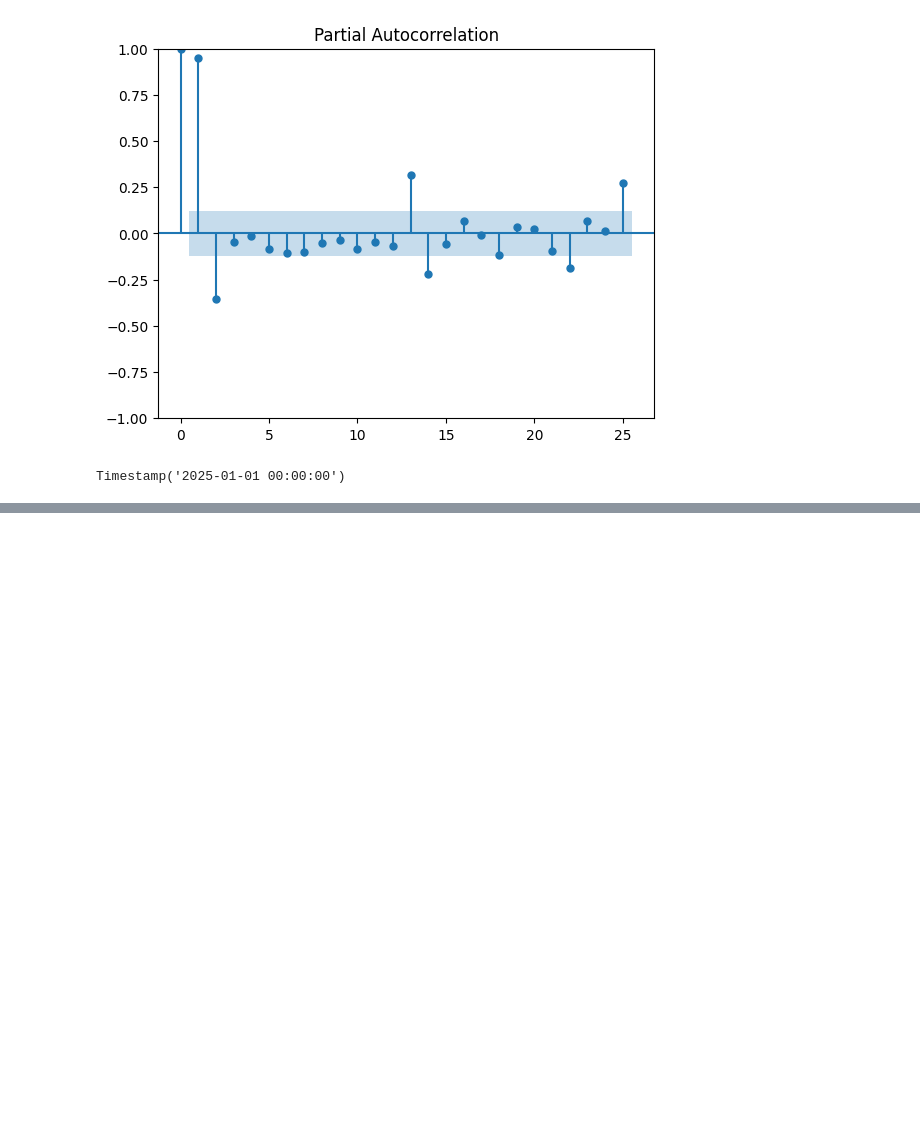
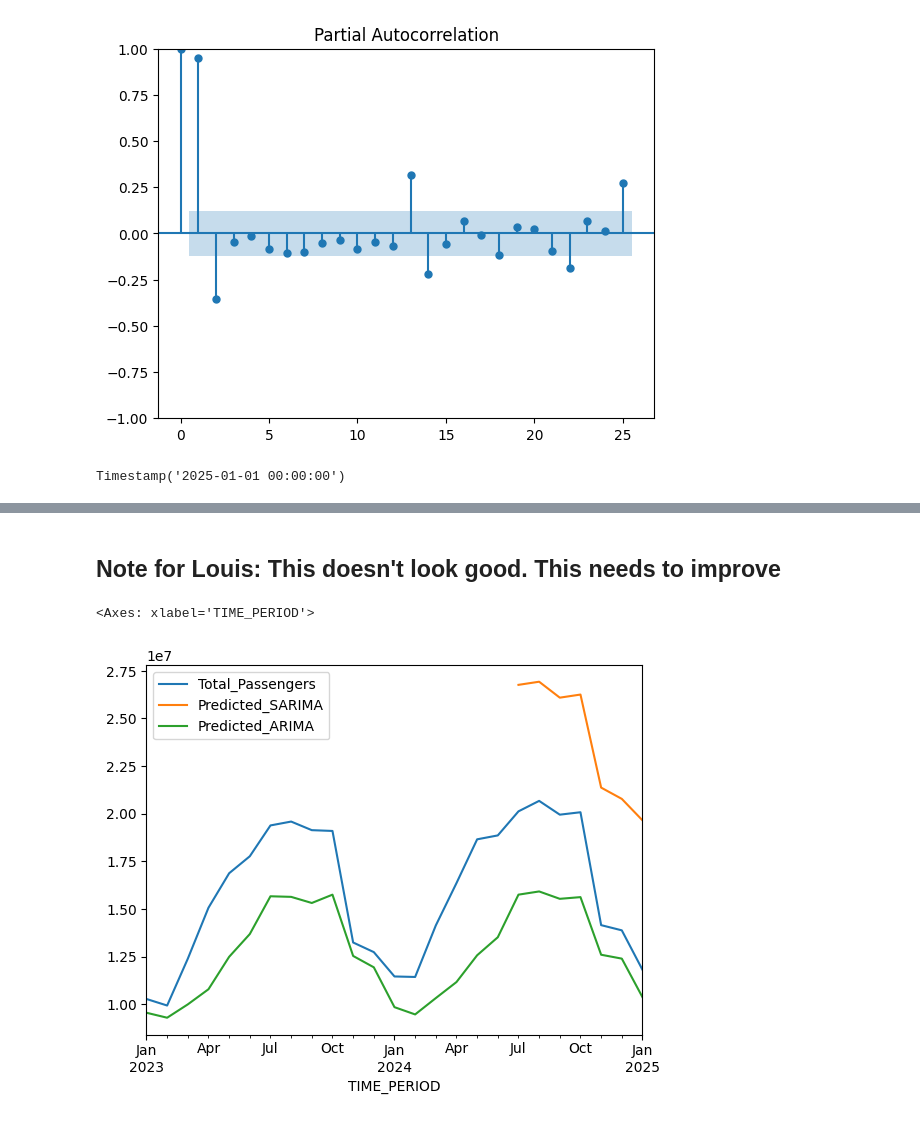
Before and after one commit to Hassan3924/Air-Passenger-Time-Series, a Jupyter notebook: airpassenger.ipynb, the cells around one changed output, grey strips where cells are left out. Cells and saved outputs as stored; diff of their text form; code cells hidden in the pictures; blank space fills up the shorter version.

```diff
--- a/airpassenger.ipynb
+++ b/airpassenger.ipynb
@@ -385,0 +508,2 @@ test_data = ob_cleaned[train_dataset_end + timedelta(days = 1): test_dataset_end
+# %%
+pred_SARIMA = model_SARIMA_fit.predict(start = datetime(2024, 6, 6), end = datetime(2025, 1, 1))
@@ -385,0 +525,7 @@ test_data = ob_cleaned[train_dataset_end + timedelta(days = 1): test_dataset_end
+# %% [markdown]
+## Note for Louis: This doesn't look good. This needs to improve
+# %%
+test_data[['Total_Passengers', 'Predicted_SARIMA', 'Predicted_ARIMA']].plot()
+# %% [output]
+<Axes: xlabel='TIME_PERIOD'>
+[figure, added]
```
Also changed, not shown: parts of 18 cells of this notebook.
